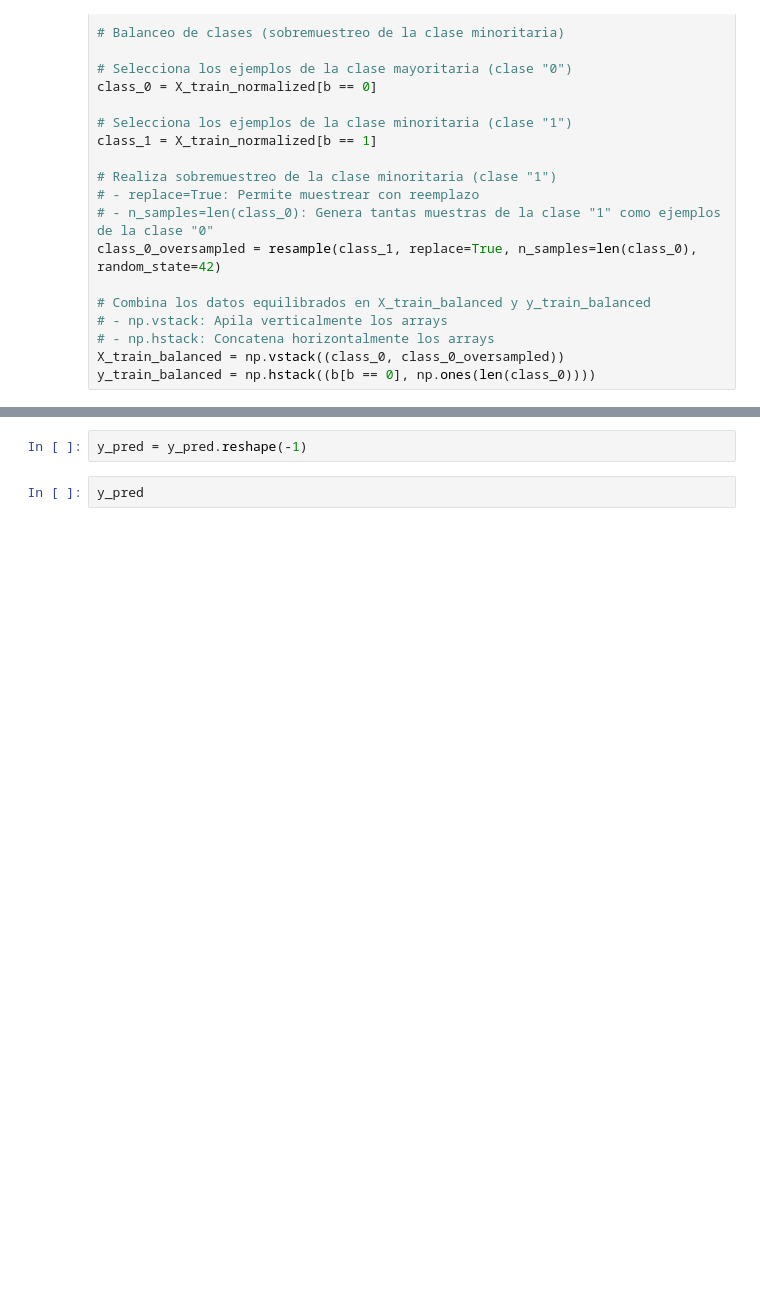
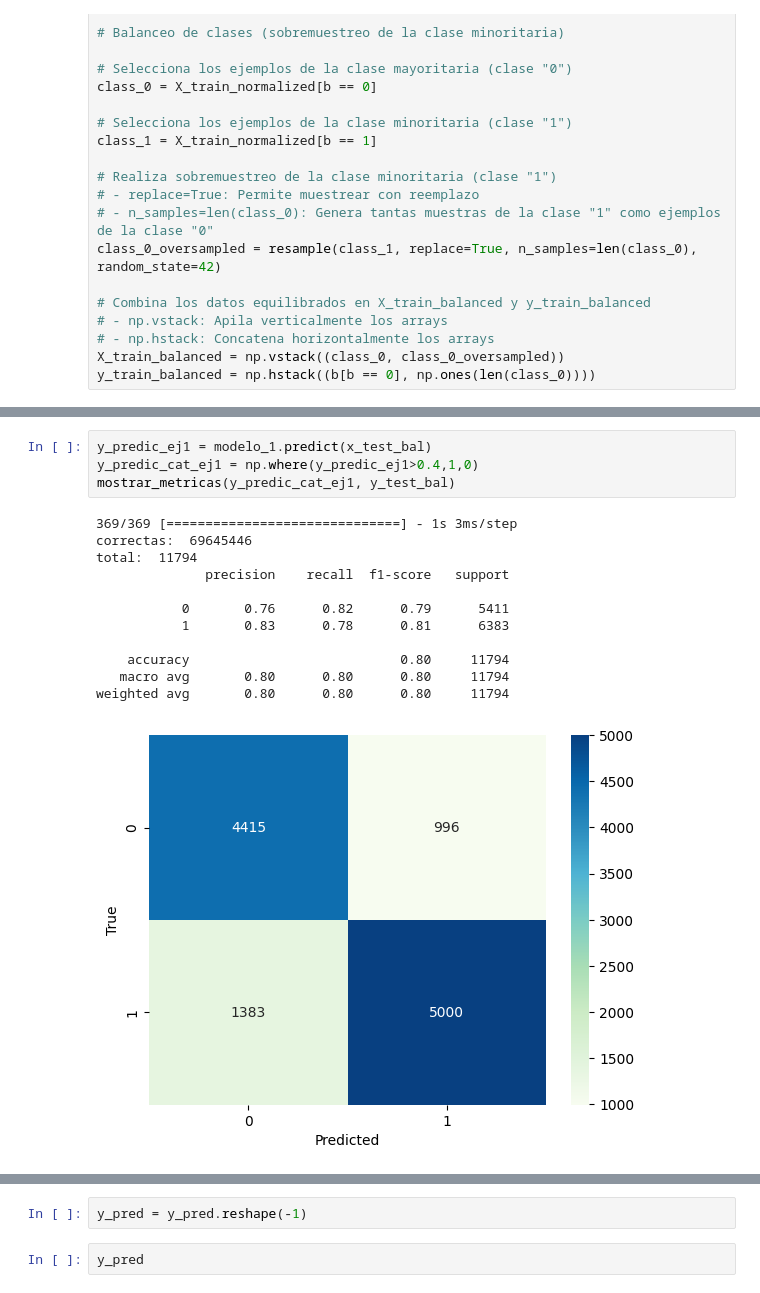
Before and after one commit to franmazzaro/7506R-2C2023-GRUPO39, a Jupyter notebook: 7506R_TP1_GRUPO39_CHP4_ENTREGA.ipynb, the cells around one changed output, grey strips where cells are left out. Drawn from its saved outputs; the diff is of its cells as text; blank space fills up the shorter version.

```diff
--- a/7506R_TP1_GRUPO39_CHP4_ENTREGA.ipynb
+++ b/7506R_TP1_GRUPO39_CHP4_ENTREGA.ipynb
@@ -144,0 +168,17 @@ plt.show()
+# %%
+y_predic_ej1 = modelo_1.predict(x_test_bal)
+y_predic_cat_ej1 = np.where(y_predic_ej1>0.4,1,0)
+mostrar_metricas(y_predic_cat_ej1, y_test_bal)
+# %% [output]
+369/369 [==============================] - 1s 3ms/step
+correctas:  69645446
+total:  11794
+              precision    recall  f1-score   support
+
+           0       0.76      0.82      0.79      5411
+           1       0.83      0.78      0.81      6383
+
+    accuracy                           0.80     11794
+   macro avg       0.80      0.80      0.80     11794
+weighted avg       0.80      0.80      0.80     11794
+[figure, added]
```
Also changed, not shown: parts of 11 cells of this notebook.
